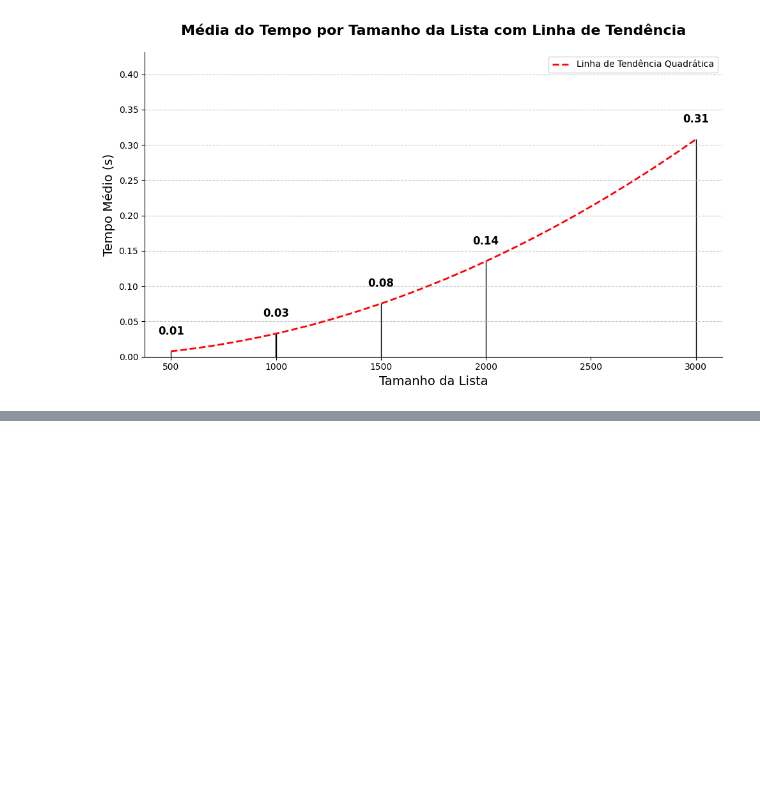
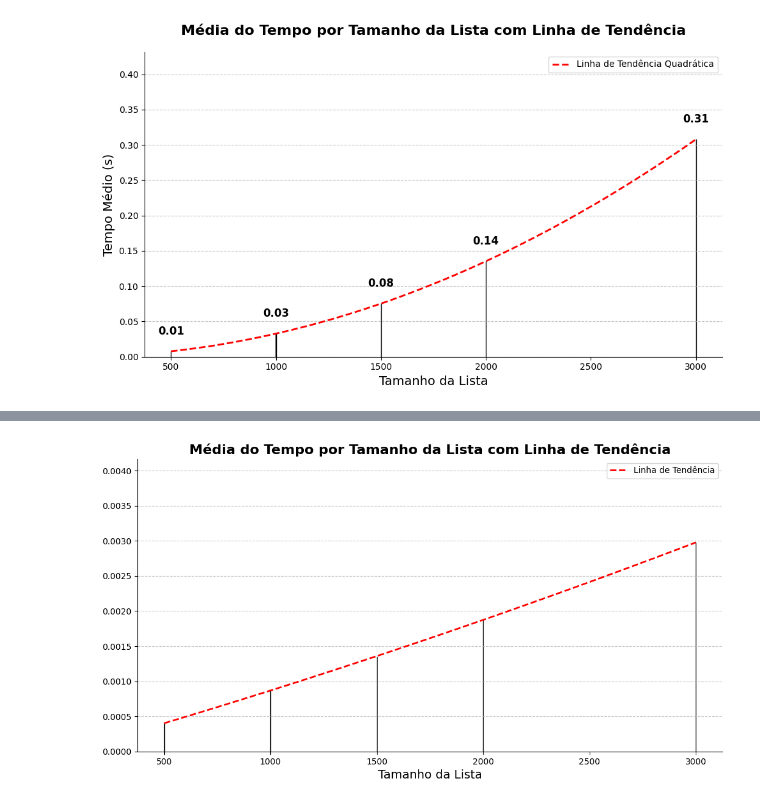
Before and after one commit to P-E-N-T-E-S/TComp, a Jupyter notebook: colab/TComp.ipynb, the cells around one changed output, grey strips where cells are left out. Saved outputs shown, nothing was run; the diff lists cells and outputs as text; code cells hidden in the pictures; blank space fills up the shorter version.

```diff
--- a/colab/TComp.ipynb
+++ b/colab/TComp.ipynb
@@ -276,0 +308,37 @@ plot_barras_com_tendencia(df)
+# %%
+def calcula_media_tempo(df):
+    media_df = df.groupby('Tamanho da lista')['Tempo Médio (s)'].mean().reset_index()
+    return media_df
+
+def plot_barras_com_tendencia(df):
+    media_df = calcula_media_tempo(df)
+
+    fig, ax = plt.subplots(figsize=(12, 6))
+
+    bars = ax.bar(media_df['Tamanho da lista'], media_df['Tempo Médio (s)'], color='#1f77b4', edgecolor='black')
+
+    z = np.polyfit(media_df['Tamanho da lista'], media_df['Tempo Médio (s)'], 2)
+    p = np.poly1d(z)
+
+    x_fit = np.linspace(media_df['Tamanho da lista'].min(), media_df['Tamanho da lista'].max(), 100)
+    ax.plot(x_fit, p(x_fit), color='red', linestyle='--', linewidth=2, label='Linha de Tendência')
+
+    ax.set_xlabel('Tamanho da Lista', fontsize=14)
+    ax.set_title('Média do Tempo por Tamanho da Lista com Linha de Tendência', fontsize=16, fontweight='bold')
+
+    ax.set_ylim(0, media_df['Tempo Médio (s)'].max() * 1.4)
+
+    ax.spines['top'].set_visible(False)
+    ax.spines['right'].set_visible(False)
+    ax.spines['left'].set_linewidth(0.8)
+    ax.spines['bottom'].set_linewidth(0.8)
+    ax.grid(axis='y', linestyle='--', alpha=0.7)
+
+    ax.legend()
+
+    plt.subplots_adjust(top=0.95, bottom=0.15, left=0.1, right=0.9)
+    plt.show()
+
+plot_barras_com_tendencia(df)
+# %% [output]
+[figure, added]
```
Also changed, not shown: parts of 7 cells of this notebook, 10 other files.
